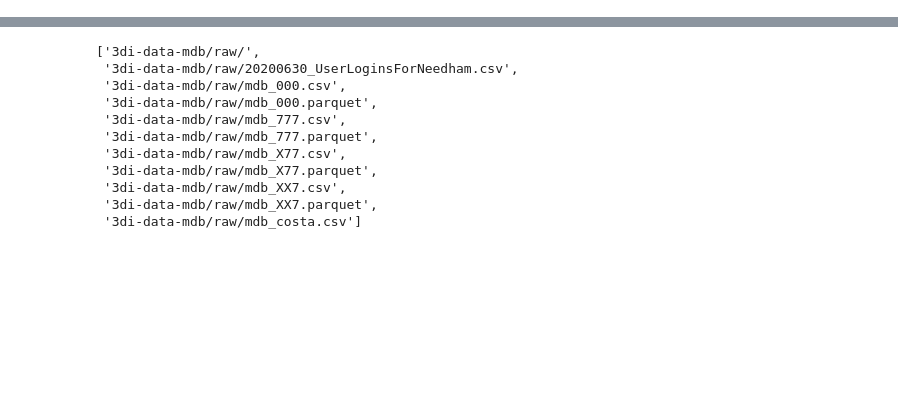
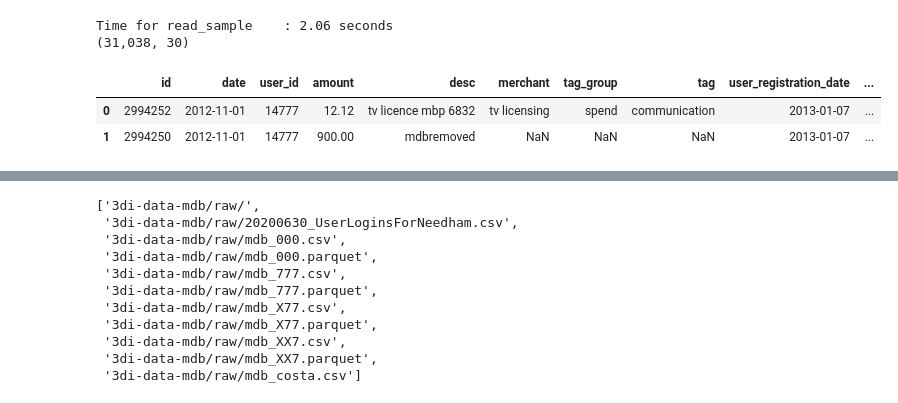
Before and after one commit to fabiangunzinger/entropy, a Jupyter notebook: notebooks/preproc_pipeline_tester.ipynb, the cells around one changed output, grey strips where cells are left out. Drawn from its saved outputs; the diff is of its cells as text; code cells hidden in the pictures; blank space fills up the shorter version.

```diff
--- a/notebooks/preproc_pipeline_tester.ipynb
+++ b/notebooks/preproc_pipeline_tester.ipynb
@@ -66,0 +30,9 @@ add_final_count
+# %%
+df = hd.read_sample("777")
+hd.inspect(df)
+# %% [output]
+Time for read_sample    : 2.06 seconds
+(31,038, 30)
+|  | id | date | user_id | amount | desc | merchant | tag_group | tag | user_registration_date | ... |
+| 0 | 2994252 | 2012-11-01 | 14777 | 12.12 | tv licence mbp 6832 | tv licensing | spend | communication | 2013-01-07 | ... |
+| 1 | 2994250 | 2012-11-01 | 14777 | 900.00 | mdbremoved | NaN | NaN | NaN | 2013-01-07 | ... |
```
Also changed, not shown: parts of 9 cells of this notebook, 2 other files.
